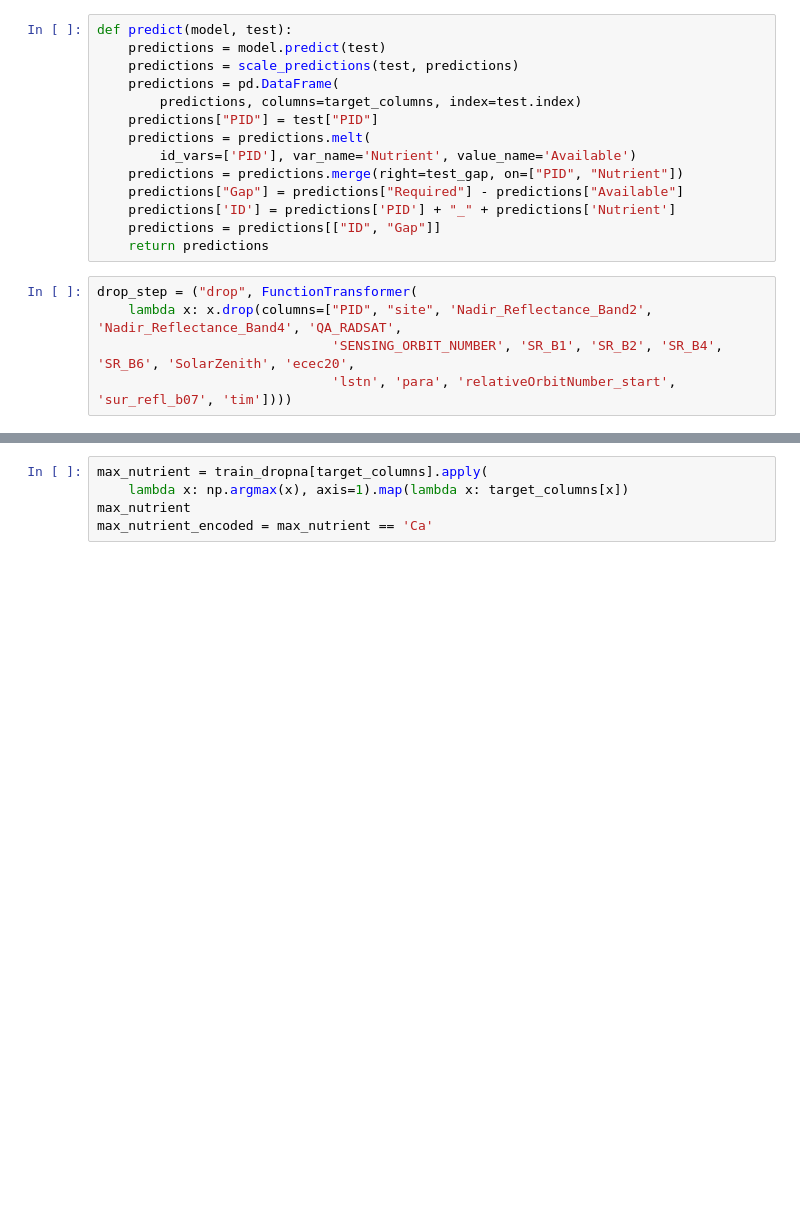
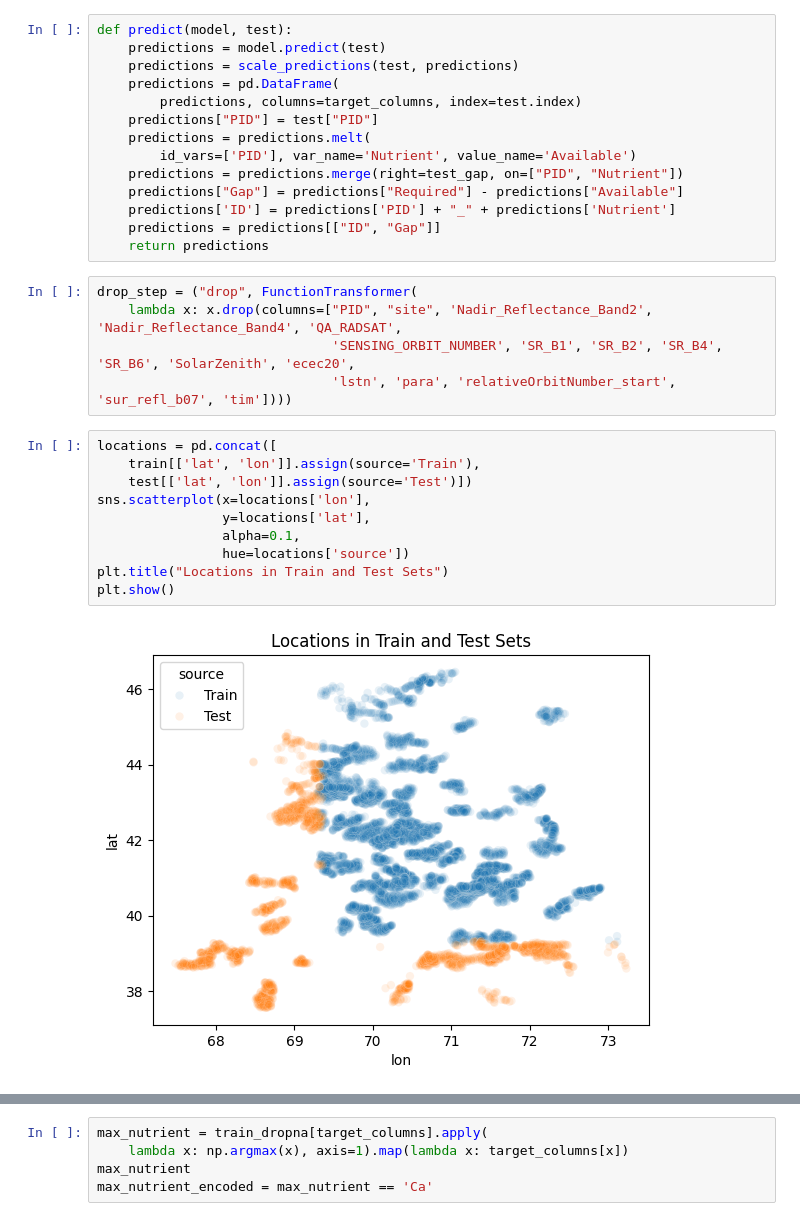
Before and after one commit to omerym/Amini-Soil-Prediction-Challenge, a Jupyter notebook: notebook.ipynb, the cells around one changed output, grey strips where cells are left out. Cells and saved outputs as stored; diff of their text form; blank space fills up the shorter version.

```diff
--- a/notebook.ipynb
+++ b/notebook.ipynb
@@ -107,6 +108,18 @@ drop_step = ("drop", FunctionTransformer(
     lambda x: x.drop(columns=["PID", "site", 'Nadir_Reflectance_Band2', 'Nadir_Reflectance_Band4', 'QA_RADSAT',
                               'SENSING_ORBIT_NUMBER', 'SR_B1', 'SR_B2', 'SR_B4', 'SR_B6', 'SolarZenith', 'ecec20',
                               'lstn', 'para', 'relativeOrbitNumber_start', 'sur_refl_b07', 'tim'])))
+# %%
+locations = pd.concat([
+    train[['lat', 'lon']].assign(source='Train'),
+    test[['lat', 'lon']].assign(source='Test')])
+sns.scatterplot(x=locations['lon'],
+                y=locations['lat'],
+                alpha=0.1,
+                hue=locations['source'])
+plt.title("Locations in Train and Test Sets")
+plt.show()
+# %% [output]
+[figure, added]
 # %%
 n_clusters_range = range(2, 13)
 results = pd.DataFrame({"n_clusters": n_clusters_range, "score": None})
```
Also changed, not shown: parts of 13 cells of this notebook.
